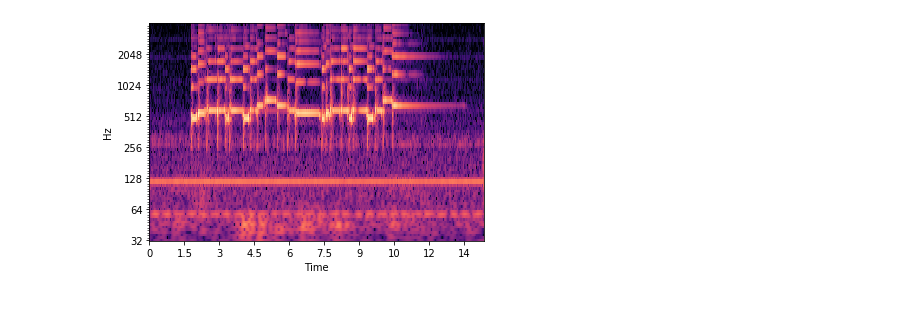
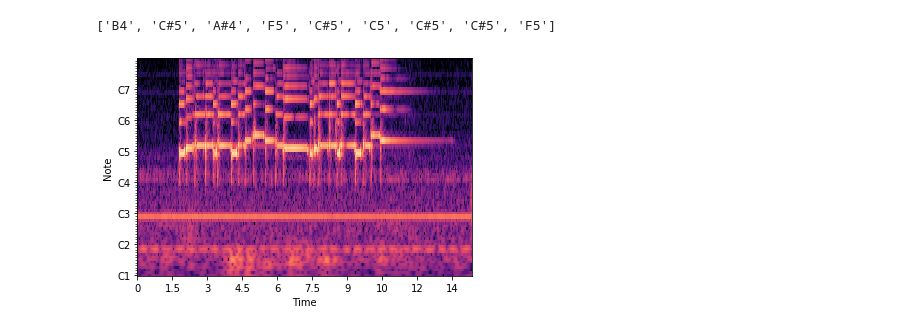
Before and after one commit to jackcuikq/GuitarToTab, a Jupyter notebook: ConvertToNote.ipynb, the cells around one changed output. Cells and saved outputs as stored; diff of their text form; code cells hidden in the pictures.

Commit message:
can get notes in one second intervals

```diff
--- a/ConvertToNote.ipynb
+++ b/ConvertToNote.ipynb
@@ -1,19 +1,70 @@
 # %%
 %matplotlib inline
 
 import matplotlib.pyplot as plt
 import librosa
 import librosa.display
 import librosa.feature
 import numpy as np
 
-y, sr = librosa.load('/Users/jackcui/projects/librosa_tests/sample2.wav')
+y, sr = librosa.load('/Users/jackcui/projects/librosa_tests/sample2.wav') #load file
 
 C = np.abs(librosa.cqt(y, sr=sr)) #get cqt values
+
 librosa.display.specshow(librosa.amplitude_to_db(C, ref=np.max),
-                        sr=sr, x_axis='time', y_axis='cqt_hz')
+                        sr=sr, x_axis='time', y_axis='cqt_note')
 
 maxes = C.max(axis = 0)
 maxes_ind = C.argmax(axis = 0)
+
+def bin_to_note(num):
+    oct_count = 1
+    curr = num
+
+    while curr > 12:
+        curr = curr - 12
+        oct_count += 1
+
+    if curr == 1:
+        return "C" + str(oct_count)
+    elif curr == 2:
+        return "C#" + str(oct_count)
+    elif curr == 3:
+        return "D" + str(oct_count)
+    elif curr == 4:
+        return "D#" + str(oct_count)
+    elif curr == 5:
+        return "E" + str(oct_count)
+    elif curr == 6:
+        return "F" + str(oct_count)
+    elif curr == 7:
+        return "F#" + str(oct_count)
+    elif curr == 8:
+        return "G" + str(oct_count)
+    elif curr == 9:
+        return "G#" + str(oct_count)
+    elif curr == 10:
+        return "A" + str(oct_count)
+    elif curr == 11:
+        return "A#" + str(oct_count)
+    else:
+        return "B" + str(oct_count)
+
+
+notes = []
+time = int(librosa.get_duration(y=y, sr=sr))
+one_second = int(len(maxes_ind) // time)
+curr_ind = 0
+
+#print(maxes)
+for i in range (time):
+    if maxes[curr_ind] > 0.3:
+        notes.append(bin_to_note(maxes_ind[curr_ind]))
+        curr_ind += one_second
+    else:
+        curr_ind += one_second
+
+print(notes)
 # %% [output]
+['B4', 'C#5', 'A#4', 'F5', 'C#5', 'C5', 'C#5', 'C#5', 'F5']
-[figure, old version]
+[figure, new version]
```
Also changed, not shown: 1 other file.
